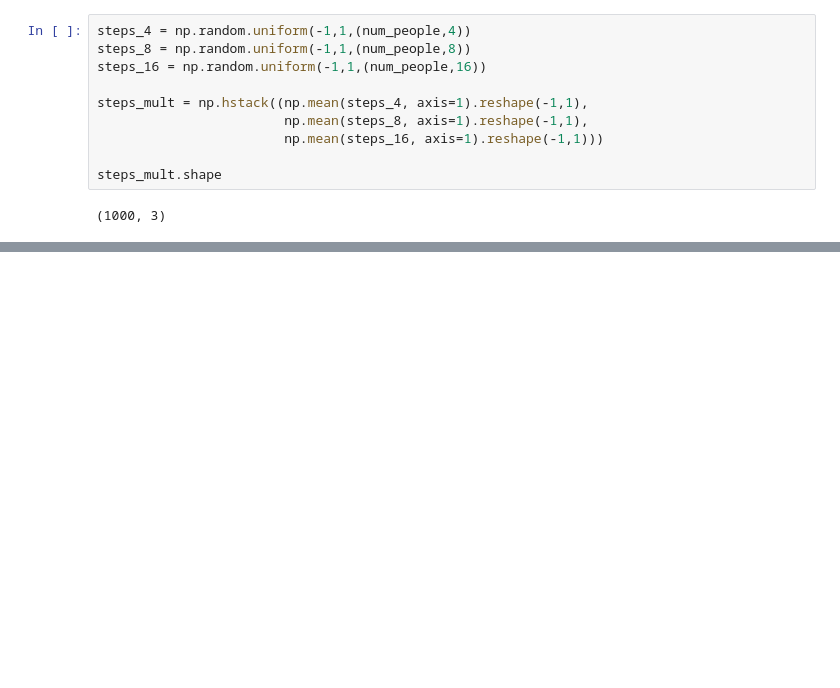
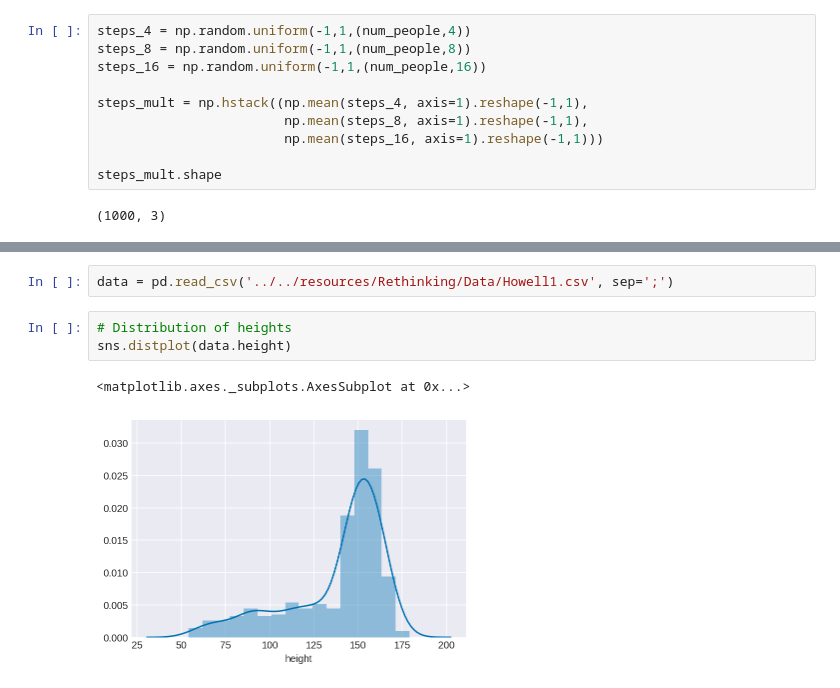
Before and after one commit to svats2k/statrethinking_winter2019, a Jupyter notebook: chapters/chapter4_pymc3.ipynb, the cells around one changed output, grey strips where cells are left out. Cells and saved outputs as stored; diff of their text form; blank space fills up the shorter version.

```diff
--- a/chapters/chapter4_pymc3.ipynb
+++ b/chapters/chapter4_pymc3.ipynb
@@ -53,0 +60,8 @@ for idx, step in enumerate(steps):
+# %%
+data = pd.read_csv('../../resources/Rethinking/Data/Howell1.csv', sep=';')
+# %%
+# Distribution of heights
+sns.distplot(data.height)
+# %% [output]
+<matplotlib.axes._subplots.AxesSubplot at 0x...>
+[figure, added]
```
Also changed, not shown: parts of 9 cells of this notebook.
